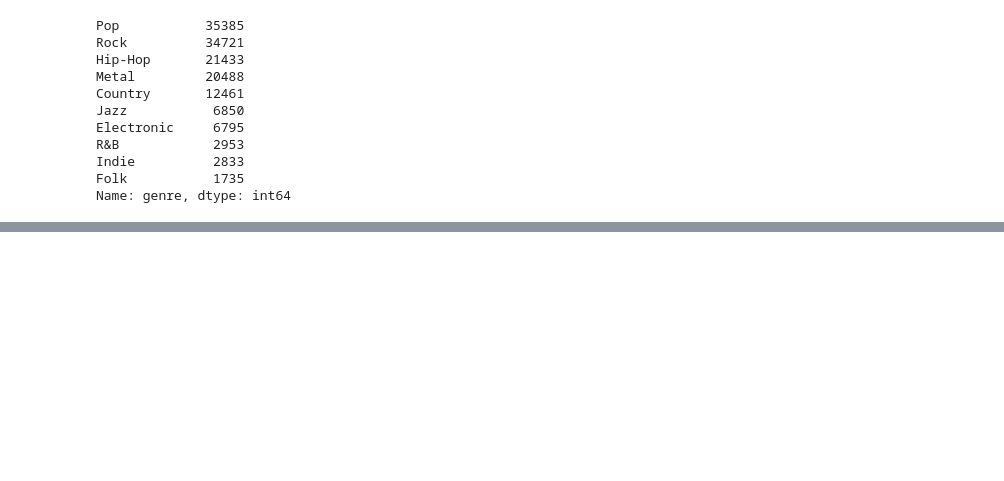
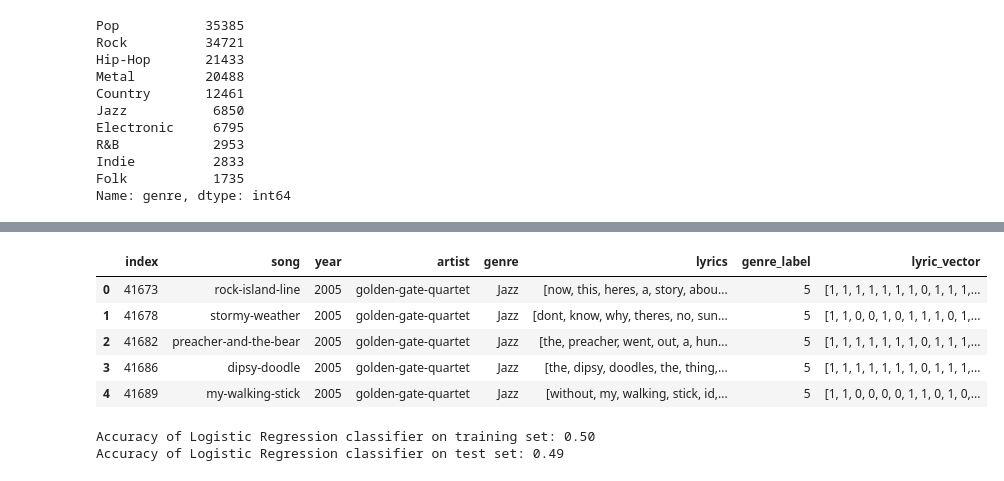
Before and after one commit to jeffreyb92/lyric-analysis, a Jupyter notebook: LyricsAssessment.ipynb, the cells around one changed output, grey strips where cells are left out. Cells and saved outputs as stored; diff of their text form; code cells hidden in the pictures; blank space fills up the shorter version.

```diff
--- a/LyricsAssessment.ipynb
+++ b/LyricsAssessment.ipynb
@@ -356,0 +485,16 @@ lyrics.to_csv("lyricstwo.csv", index=False)
+# %%
+import heapq
+freq_words = heapq.nlargest(300, wordfreq1, key=wordfreq1.get)
+# %%
+lyricvector = []
+for index, row in lyricstwo.iterrows():
+    vector = []
+    for word in freq_words:
+        if word in row.lyrics:
+            vector.append(1)
+        else:
+            vector.append(0)
+    lyricvector.append(vector)
+lyricstwo['lyric_vector'] = lyricvector
+# %%
+lyricvector = np.asarray(lyricvector)
@@ -356,0 +505,2 @@ lyrics.to_csv("lyricstwo.csv", index=False)
+# %%
+lyricstwo = lyricstwo.drop('lyric_vector', axis=1)
@@ -356,0 +516,10 @@ lyrics.to_csv("lyricstwo.csv", index=False)
+# %%
+lyricstwo['lyric_vector'] = list(lyricvector)
+lyricstwo.head()
+# %% [output]
+|  | index | song | year | artist | genre | lyrics | genre_label | lyric_vector |
+| 0 | 41673 | rock-island-line | 2005 | golden-gate-quartet | Jazz | [now, this, heres, a, story, abou... | 5 | [1, 1, 1, 1, 1, 1, 1, 0, 1, 1, 1,... |
+| 1 | 41678 | stormy-weather | 2005 | golden-gate-quartet | Jazz | [dont, know, why, theres, no, sun... | 5 | [1, 1, 0, 0, 1, 0, 1, 1, 1, 0, 1,... |
+| 2 | 41682 | preacher-and-the-bear | 2005 | golden-gate-quartet | Jazz | [the, preacher, went, out, a, hun... | 5 | [1, 1, 1, 1, 1, 1, 1, 0, 1, 1, 1,... |
+| 3 | 41686 | dipsy-doodle | 2005 | golden-gate-quartet | Jazz | [the, dipsy, doodles, the, thing,... | 5 | [1, 1, 1, 1, 1, 1, 1, 0, 1, 1, 1,... |
+| 4 | 41689 | my-walking-stick | 2005 | golden-gate-quartet | Jazz | [without, my, walking, stick, id,... | 5 | [1, 1, 0, 0, 0, 0, 1, 1, 0, 1, 0,... |
@@ -356,0 +536,14 @@ lyrics.to_csv("lyricstwo.csv", index=False)
+# %%
+#testing out Logistic Regression Model
+from sklearn.linear_model import LogisticRegression
+
+logreg = LogisticRegression(max_iter = 1000)
+logreg.fit(X_train, y_train)
+
+print('Accuracy of Logistic regression classifier on training set: {:.2f}'
+     .format(logreg.score(X_train, y_train)))
+print('Accuracy of Logistic regression classifier on test set: {:.2f}'
+     .format(logreg.score(X_test, y_test)))
+# %% [output]
+Accuracy of Logistic Regression classifier on training set: 0.50
+Accuracy of Logistic Regression classifier on test set: 0.49
```
Also changed, not shown: parts of 22 cells of this notebook, 1 other file.
